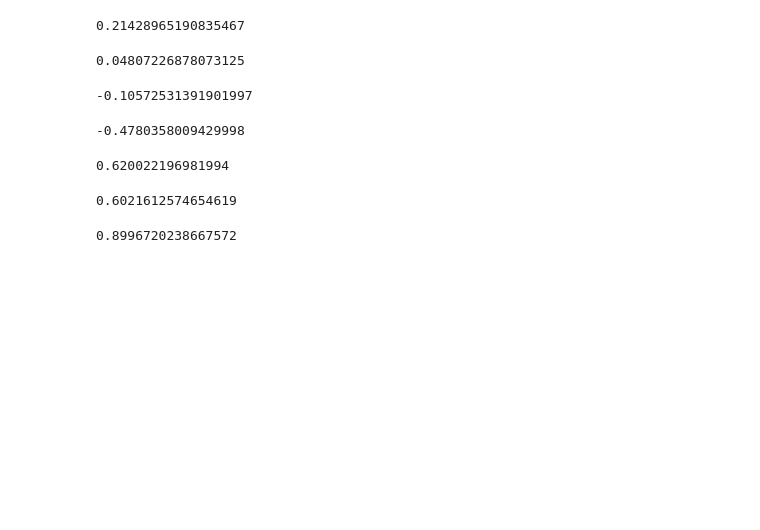
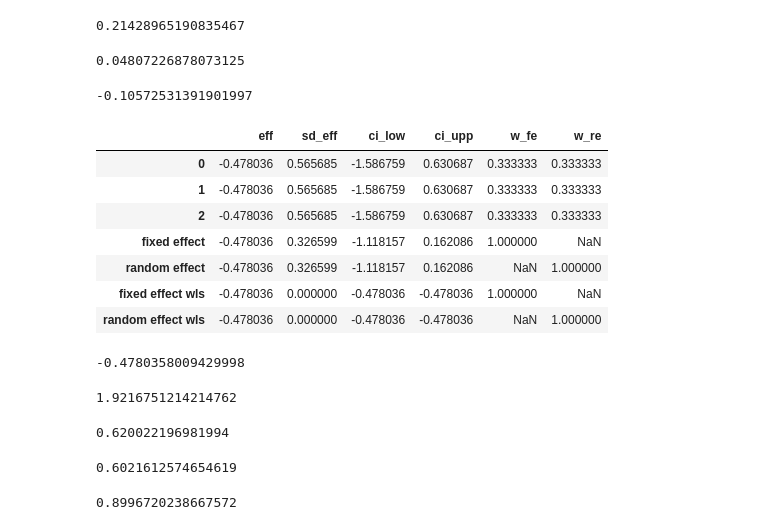
Before and after one commit to tliu526/psm-leakage, a Jupyter notebook: psm_leakage_random_effects.ipynb, the cells around one changed output. Cells and saved outputs as stored; diff of their text form; code cells hidden in the pictures; blank space fills up the shorter version.

```diff
--- a/psm_leakage_random_effects.ipynb
+++ b/psm_leakage_random_effects.ipynb
@@ -350,11 +361,24 @@ res.summary_frame().loc['random effect', 'eff']
 # %%
 res = combine_effects(np.array([np.log(0.62), np.log(0.62), np.log(0.62)]),
                       np.array([0.32, 0.32, 0.32]),
                       )
 
+display(res.summary_frame())
 res.summary_frame().loc['random effect', 'eff']
 # %% [output]
+|  | eff | sd_eff | ci_low | ci_upp | w_fe | w_re |
+| 0 | -0.478036 | 0.565685 | -1.586759 | 0.630687 | 0.333333 | 0.333333 |
+| 1 | -0.478036 | 0.565685 | -1.586759 | 0.630687 | 0.333333 | 0.333333 |
+| 2 | -0.478036 | 0.565685 | -1.586759 | 0.630687 | 0.333333 | 0.333333 |
+| fixed effect | -0.478036 | 0.326599 | -1.118157 | 0.162086 | 1.000000 | NaN |
+| random effect | -0.478036 | 0.326599 | -1.118157 | 0.162086 | NaN | 1.000000 |
+| fixed effect wls | -0.478036 | 0.000000 | -0.478036 | -0.478036 | 1.000000 | NaN |
+| random effect wls | -0.478036 | 0.000000 | -0.478036 | -0.478036 | NaN | 1.000000 |
 -0.4780358009429998
+# %%
+np.exp(res.summary_frame().loc['random effect', 'sd_eff']) ** 2
+# %% [output]
+1.9216751214214762
 # %%
 np.exp(-0.4780)
 # %% [output]
```
Also changed, not shown: parts of 5 cells of this notebook.
